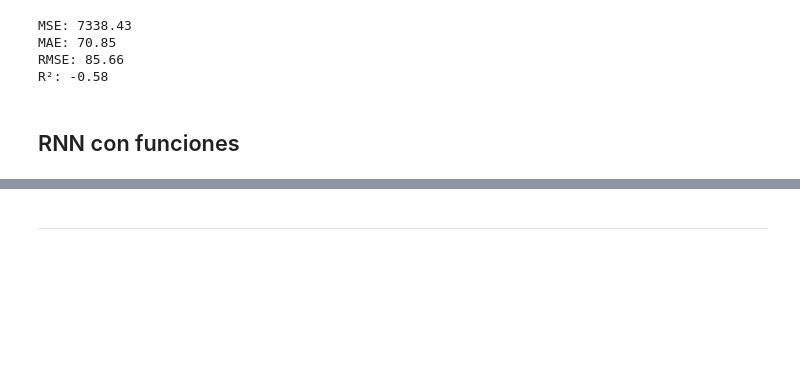
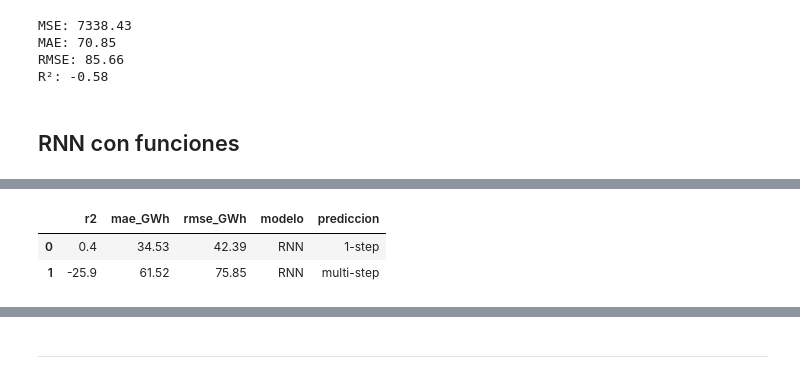
Before and after one commit to mgalvaro/PFB_red_electrica, a Jupyter notebook: ML/3-Deep_Learning.ipynb, the cells around one changed output, grey strips where cells are left out. Saved outputs shown, nothing was run; the diff lists cells and outputs as text; code cells hidden in the pictures; blank space fills up the shorter version.

Commit message:
mejora RNN y LSTM

```diff
--- a/ML/3-Deep_Learning.ipynb
+++ b/ML/3-Deep_Learning.ipynb
@@ -474,4 +474,4 @@ Epoch 1000/1000
 Modelo guardado
 # %%
-rnn = joblib.load("MODELS/RNN_LSTM/rnn.pkl")
+# rnn = joblib.load("MODELS/RNN_LSTM/rnn.pkl")
 # %%
@@ -523,6 +525,12 @@ metricas_rnn = pd.concat([metricas_rnn_1step, metricas_rnn_multi], axis=0).reset
 # %%
 metricas_rnn['modelo'] = ['RNN', 'RNN']
 metricas_rnn['prediccion'] = ['1-step', 'multi-step']
+# %%
+metricas_rnn
+# %% [output]
+|  | r2 | mae_GWh | rmse_GWh | modelo | prediccion |
+| 0 | 0.4 | 34.53 | 42.39 | RNN | 1-step |
+| 1 | -25.9 | 61.52 | 75.85 | RNN | multi-step |
 # %%
 metricas_rnn.to_csv("MODELS/RNN_LSTM/metricas_rnn.csv")
 # %%
```
Also changed, not shown: parts of 9 cells of this notebook, 6 other files.
